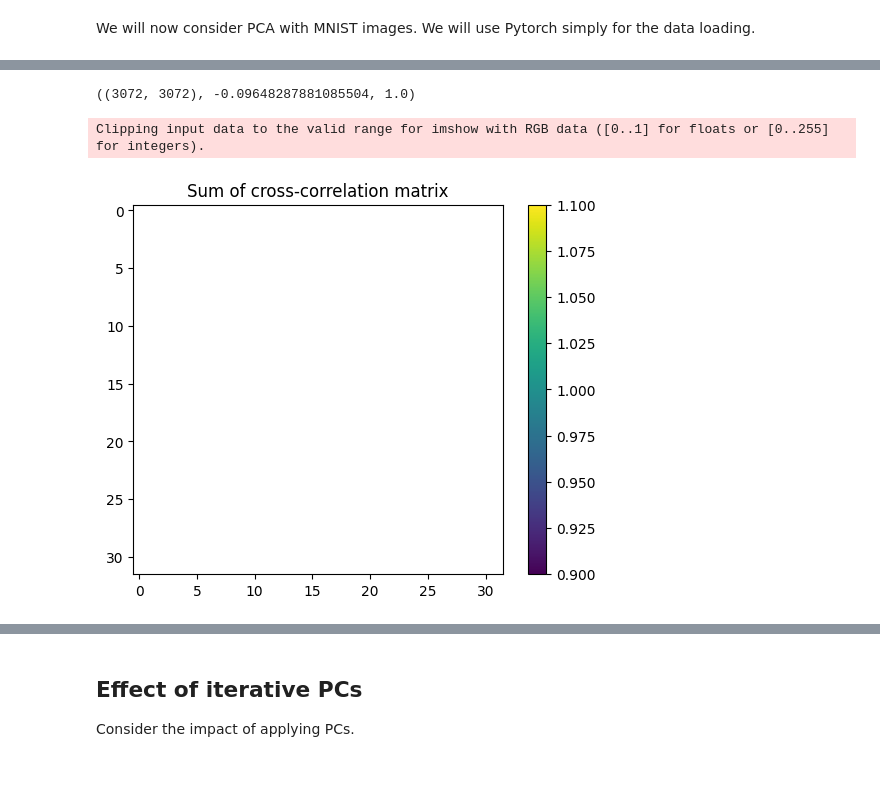
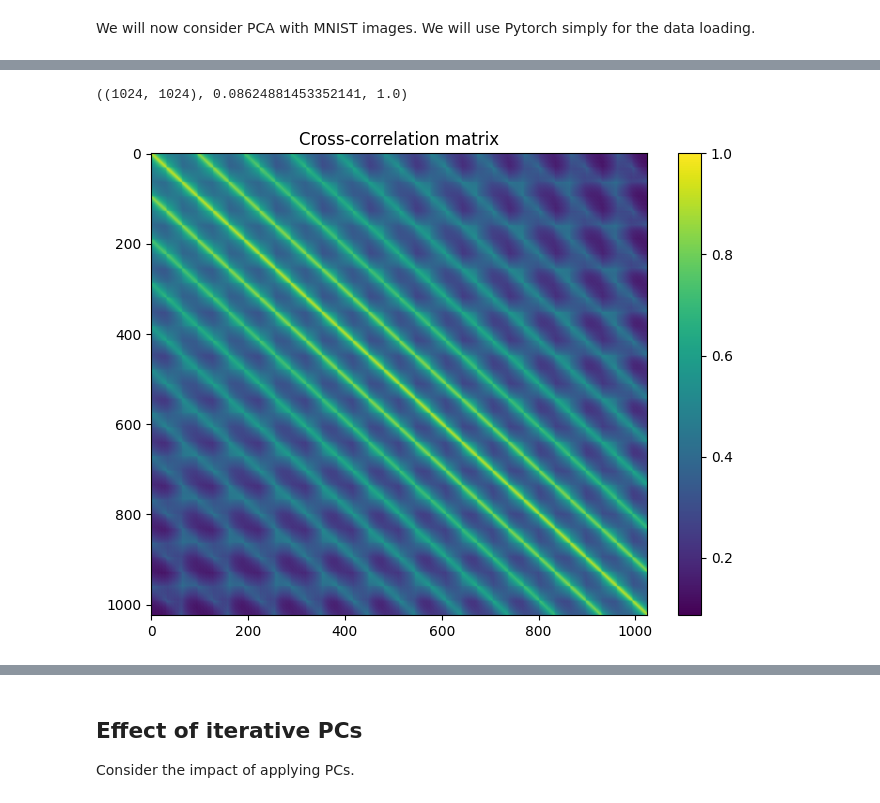
Before and after one commit to sonnh-uit/CS2229.CH181-machine-learning-algorithms-and-theory, a Jupyter notebook: BT1/BT1_220202022_CIFAR.ipynb, the cells around one changed output, grey strips where cells are left out. Cells and saved outputs as stored; diff of their text form; code cells hidden in the pictures; blank space fills up the shorter version.

```diff
--- a/BT1/BT1_220202022_CIFAR.ipynb
+++ b/BT1/BT1_220202022_CIFAR.ipynb
@@ -275,18 +325,16 @@ Wall time: 2.13 s
-# %%
-
-c.shape, c.min(), c.max()
-# normalized_data = (c.sum(axis=0) - c.sum(axis=0).min()) / (c.sum(axis=0).max() - c.sum(axis=0).min())
-# %% [output]
-((3072, 3072), -0.09648287881085504, 1.0)
-# %%
-fig = plt.figure()
-# plt.imshow(c.sum(axis=0).reshape(28,28), interpolation='nearest')
-plt.imshow(c.sum(axis=0).reshape(32, 32, 3), cmap='viridis', interpolation='nearest')
-plt.colorbar()
-plt.title('Sum of cross-correlation matrix');
-# %% [output]
-Clipping input data to the valid range for imshow with RGB data ([0..1] for floats or [0..255] for integers).
-[figure, removed]
+# %%
+
+c.shape, c.min(), c.max()
+# %% [output]
+((1024, 1024), 0.08624881453352141, 1.0)
+# %%
+plt.figure(figsize=(8, 6))
+plt.imshow(c, cmap='viridis', aspect='auto')  # Using 'viridis' colormap for better visualization
+plt.colorbar()
+plt.title('Cross-correlation matrix')
+plt.show()
+# %% [output]
+[figure, added]
 # %%
 side_dim = 32
 data = c.reshape(side_dim, side_dim, side_dim, side_dim)
```
Also changed, not shown: parts of 15 cells of this notebook, 3 other files.
